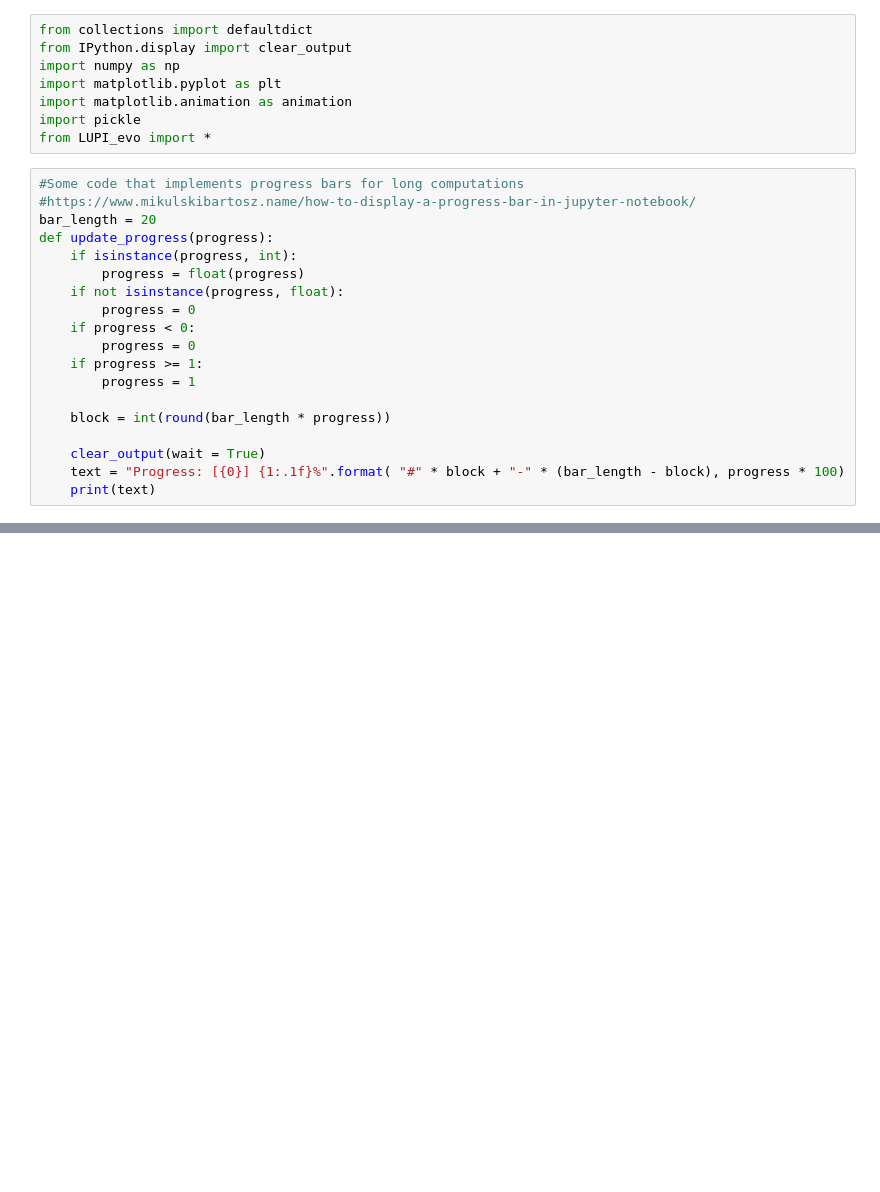
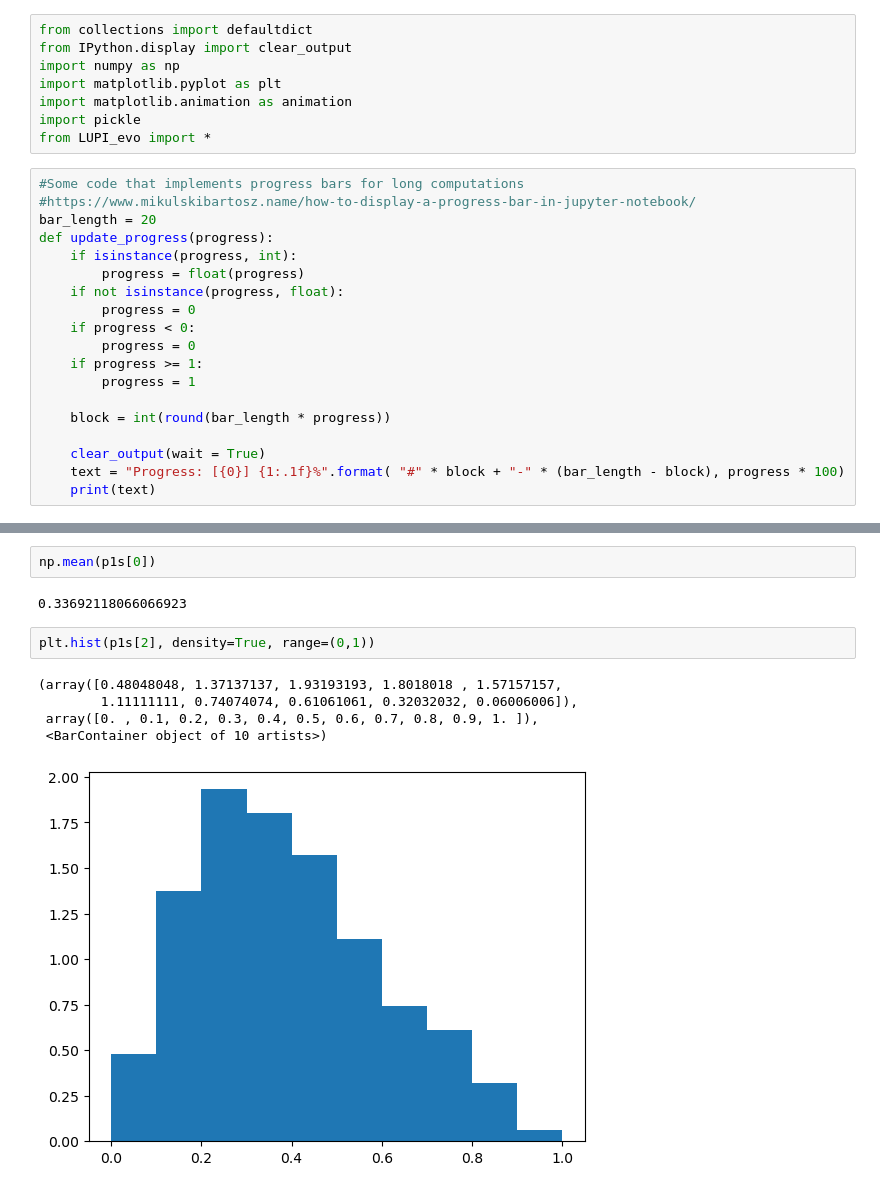
Before and after one commit to Sean-Ericson/LUPI_EVO, a Jupyter notebook: Animated_Histograms.ipynb, the cells around one changed output, grey strips where cells are left out. Cells and saved outputs as stored; diff of their text form; blank space fills up the shorter version.

```diff
--- a/Animated_Histograms.ipynb
+++ b/Animated_Histograms.ipynb
@@ -131,0 +135,12 @@ ValueError: unknown file extension: .mp4
+# %%
+np.mean(p1s[0])
+# %% [output]
+0.33692118066066923
+# %%
+plt.hist(p1s[2], density=True, range=(0,1))
+# %% [output]
+(array([0.48048048, 1.37137137, 1.93193193, 1.8018018 , 1.57157157,
+        1.11111111, 0.74074074, 0.61061061, 0.32032032, 0.06006006]),
+ array([0. , 0.1, 0.2, 0.3, 0.4, 0.5, 0.6, 0.7, 0.8, 0.9, 1. ]),
+ <BarContainer object of 10 artists>)
+[figure, added]
```
Also changed, not shown: parts of 5 cells of this notebook, 9 other files.
